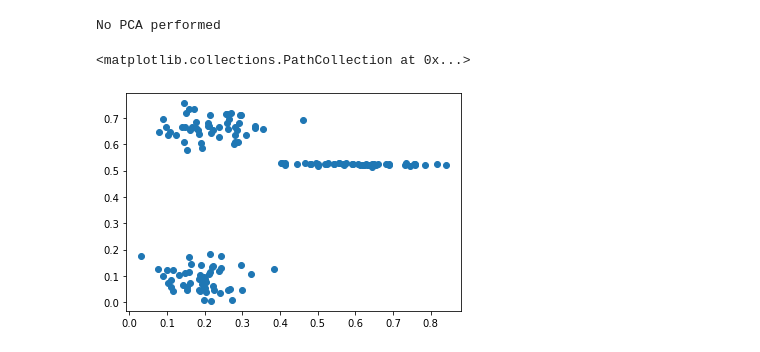
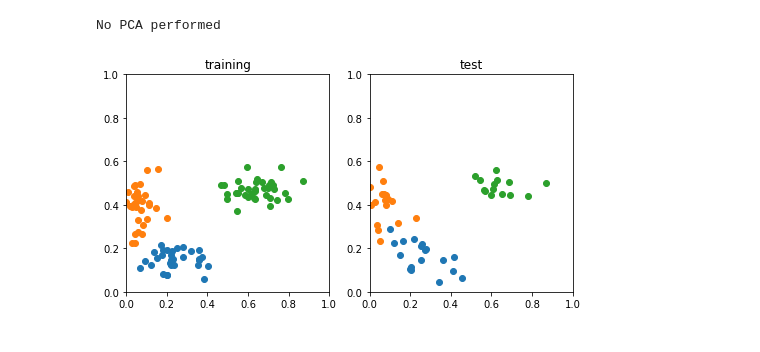
Before and after one commit to anish-lu-yihe/art, a Jupyter notebook: fuzzyART_thru_train.ipynb, the cells around one changed output. Saved outputs shown, nothing was run; the diff lists cells and outputs as text; code cells hidden in the pictures.

Commit message:
add validation and test, add AMI

```diff
--- a/fuzzyART_thru_train.ipynb
+++ b/fuzzyART_thru_train.ipynb
@@ -4,13 +4,26 @@ from kit_handy import *
 from kit_painting import *
 import matplotlib.pyplot as plt
 # %%
-alldata, label_true = load_data('gaussian2d') #  'iris') #
-feat_num = alldata.shape[1]
-pca_painter = PaintPCA(alldata)
-replay_painter = VisualiseReplay(alldata)
-replay_num = 100
-plt.scatter(*alldata.T)
+# load data
+data_all, label_all = load_data('gaussian2d') #  'iris') #
+data_num, feat_num = data_all.shape
+
+# init painter
+pca_painter = PaintPCA(data_all)
+replay_painter = VisualiseReplay(data_all)
+
+# prepare training and test data
+randidx = np.random.permutation(data_num)
+(data_train, data_test), (label_train, label_test) = [np.split(_all[randidx], [100]) for _all in (data_all, label_all)]
 # %% [output]
 No PCA performed
-<matplotlib.collections.PathCollection at 0x...>
-[figure, removed]
+# %%
+fig, ax = plt.subplots(1, 2, figsize=(8, 4))
+ls_title = 'training', 'test'
+for a, title, data, label in zip(ax, ls_title, (data_train, data_test), (label_train, label_test)):
+    pca_painter.scatter(a, label, data)
+    a.set_xlim(0, 1)
+    a.set_ylim(0, 1)
+    a.set_title(title)
+# %% [output]
+[figure, added]
```
Also changed, not shown: parts of 2 cells of this notebook.
